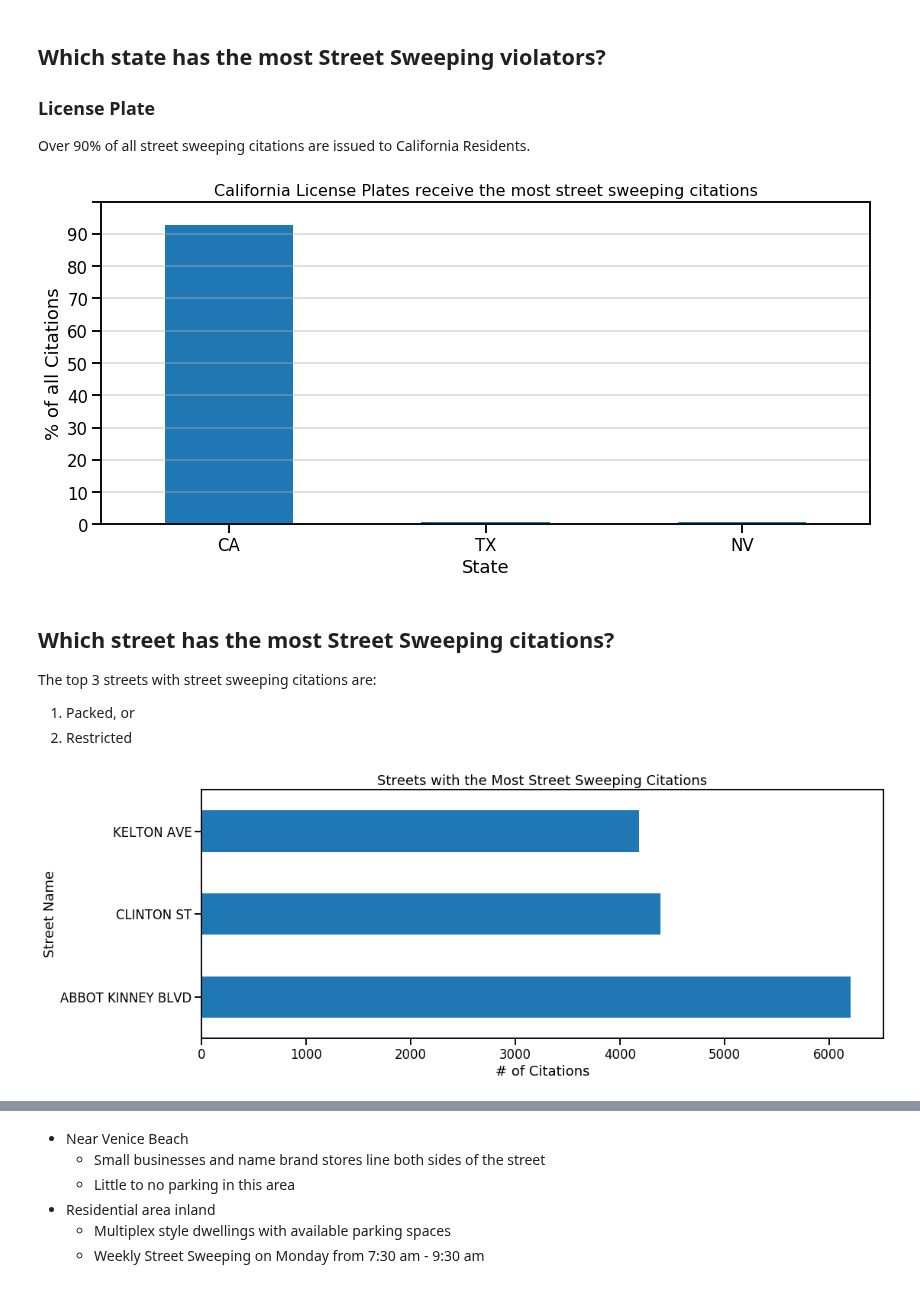
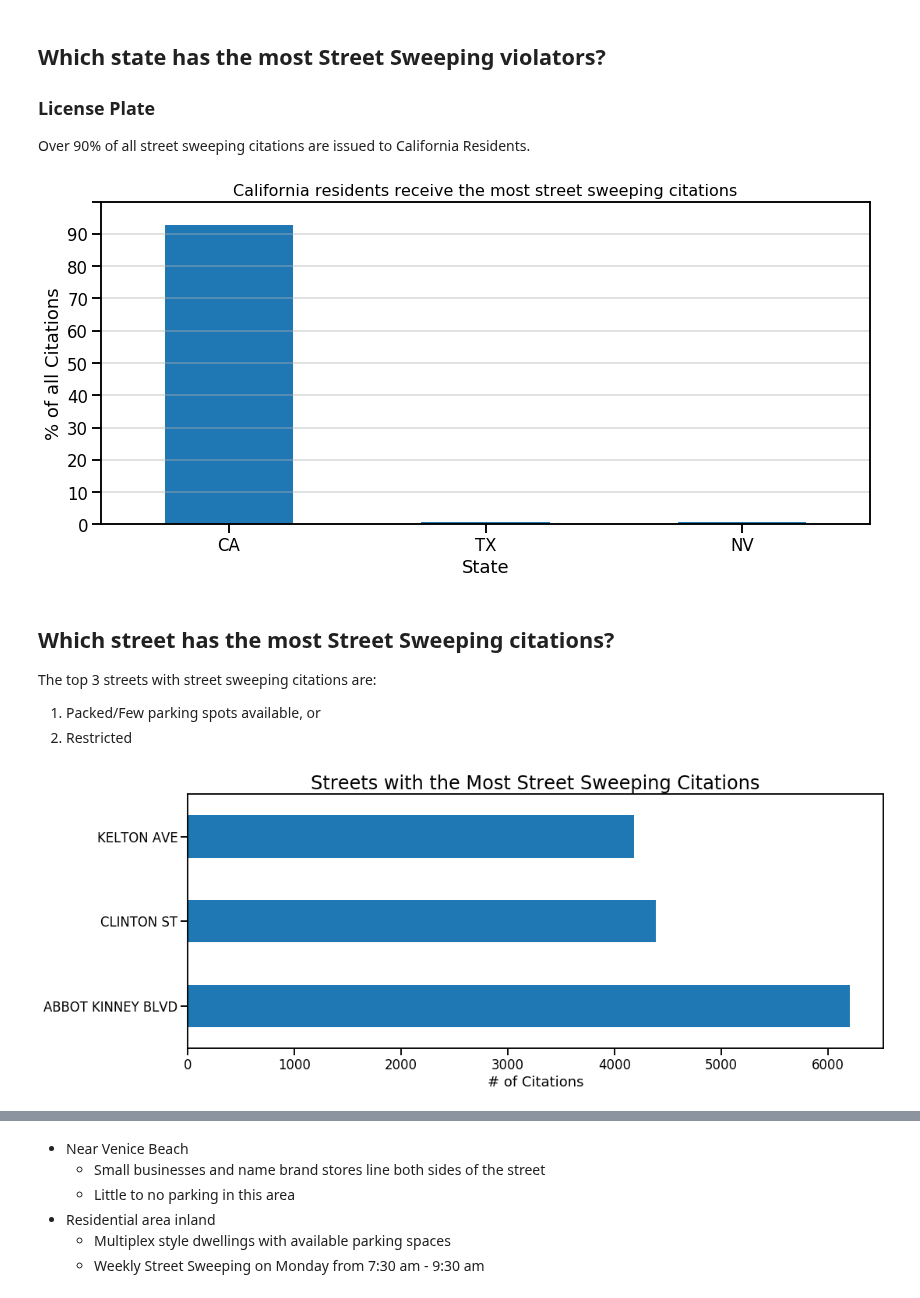
Before and after one commit to Promeos/LADOT-COVID19-enforcement, a Jupyter notebook: MVP.ipynb, the cells around one changed output, grey strips where cells are left out. Cells and saved outputs as stored; diff of their text form; code cells hidden in the pictures.

```diff
--- a/MVP.ipynb
+++ b/MVP.ipynb
@@ -254,0 +259,8 @@ plt.ylim(0, 1_000_000);
+# %%
+sns.set_context('talk')
+
+plt.figure(figsize=(12, 6))
+sns.boxplot(data=z_scores,
+            x='z_score')
+
+plt.xticks(np.linspace(0, 8, 9));
@@ -264,7 +276,7 @@ sns.set_context('talk')
 fig = df_citations.rp_state_plate.value_counts(normalize=True).nlargest(3).plot.bar(figsize=(12, 6))
 
 # Chart labels
-plt.title('California License Plates receive the most street sweeping citations', fontsize=16)
+plt.title('California residents receive the most street sweeping citations', fontsize=16)
 plt.xlabel('State')
 plt.ylabel('% of all Citations')
 
@@ -275,24 +287,25 @@ plt.grid(axis='y', alpha=.5)
 
 plt.tight_layout();
 # %% [output]
-[figure, old version]
+[figure, new version]
 # %% [markdown]
 ## Which street has the most Street Sweeping citations?
 The top 3 streets with street sweeping citations are:
-1. Packed, or
+1. Packed/Few parking spots available, or
 2. Restricted
+# %%
+df_citations['street_name'] = df_citations.location.str.replace('^[\d+]{2,}', '').str.strip()
 # %%
 sns.set_context('talk')
 
 # Removing the street number and white space from the address
-df_citations.location.str.replace('^[\d+]{2,}', '').str.strip().value_counts().nlargest(3).plot.barh(figsize=(16, 6))
+df_citations.street_name.value_counts().nlargest(3).plot.barh(figsize=(16, 6))
 
 # Chart formatting
-plt.title('Streets with the Most Street Sweeping Citations')
-plt.xlabel('# of Citations')
-plt.ylabel('Street Name');
+plt.title('Streets with the Most Street Sweeping Citations', fontsize=24)
+plt.xlabel('# of Citations');
 # %% [output]
-[figure, old version]
+[figure, new version]
 # %% [markdown]
 ### __Abbot Kinney Blvd: "Small Boutiques, No Parking"__
 > [Abbot Kinney Blvd on Google Maps](https://www.google.com/maps/@33.9923689,-118.4731719,3a,75y,112.99h,91.67t/data=!3m6!1e1!3m4!1sKD3cG40eGmdWxhwqLD1BvA!2e0!7i16384!8i8192)
```
Also changed, not shown: parts of 18 cells of this notebook.
